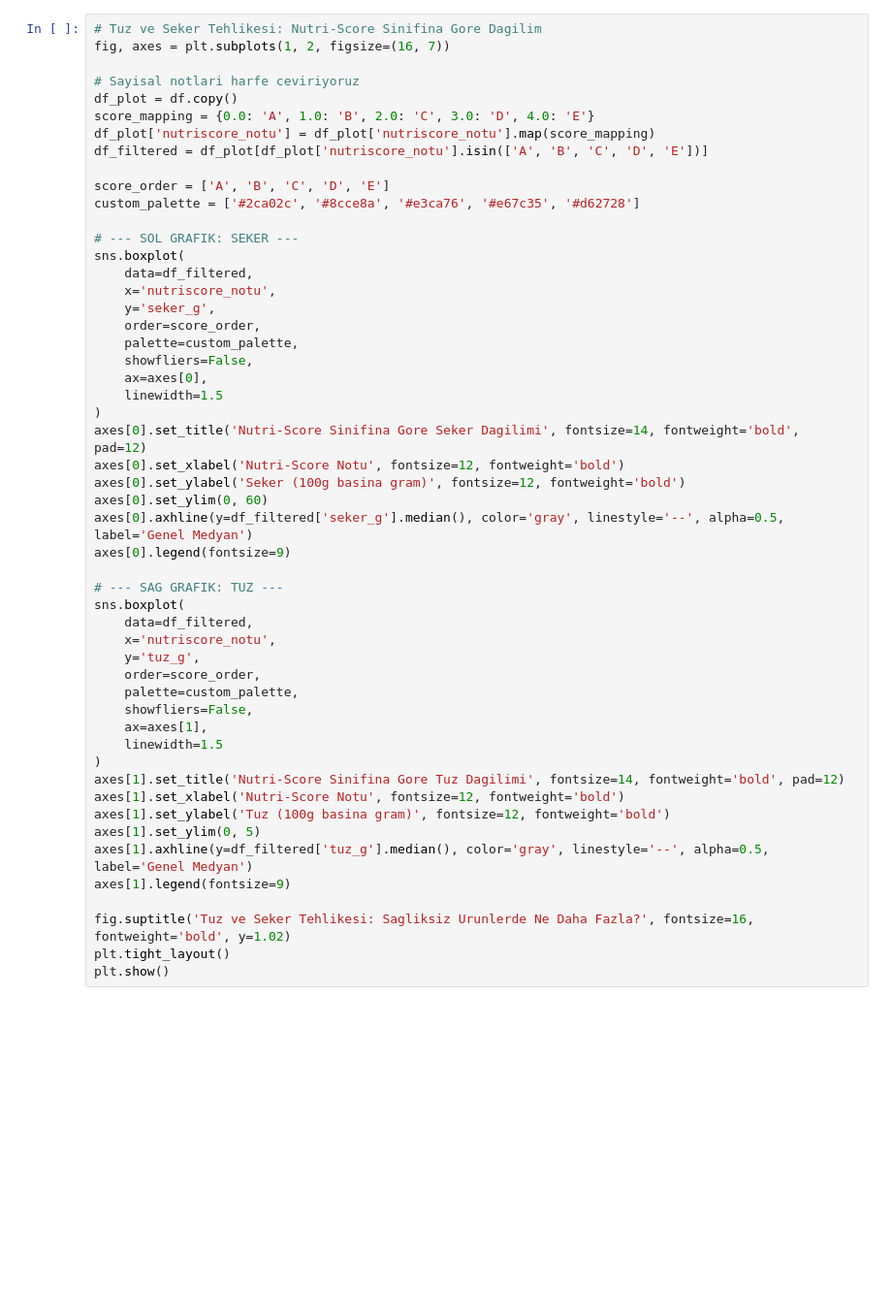
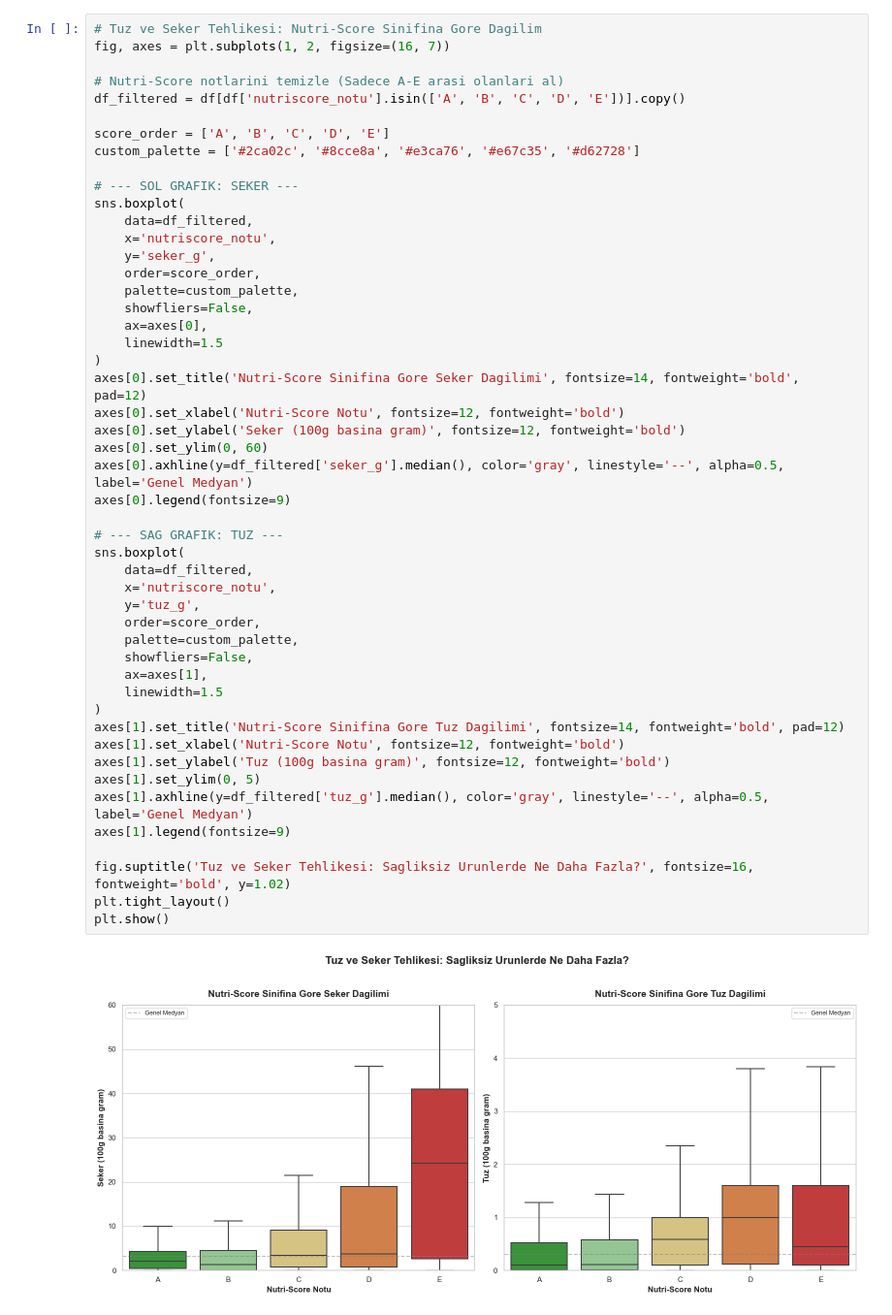
Before and after one commit to oguzhanerbil/food-health-predictor, a Jupyter notebook: prediction/oktay/analizler.ipynb, the cells around one changed output. Shown at 97% size. Cells and saved outputs as stored; diff of their text form; blank space fills up the shorter version.

```diff
--- a/prediction/oktay/analizler.ipynb
+++ b/prediction/oktay/analizler.ipynb
@@ -79,11 +101,8 @@ plt.show()
 # Tuz ve Seker Tehlikesi: Nutri-Score Sinifina Gore Dagilim
 fig, axes = plt.subplots(1, 2, figsize=(16, 7))
 
-# Sayisal notlari harfe ceviriyoruz
-df_plot = df.copy()
-score_mapping = {0.0: 'A', 1.0: 'B', 2.0: 'C', 3.0: 'D', 4.0: 'E'}
-df_plot['nutriscore_notu'] = df_plot['nutriscore_notu'].map(score_mapping)
-df_filtered = df_plot[df_plot['nutriscore_notu'].isin(['A', 'B', 'C', 'D', 'E'])]
+# Nutri-Score notlarini temizle (Sadece A-E arasi olanlari al)
+df_filtered = df[df['nutriscore_notu'].isin(['A', 'B', 'C', 'D', 'E'])].copy()
 
 score_order = ['A', 'B', 'C', 'D', 'E']
 custom_palette = ['#2ca02c', '#8cce8a', '#e3ca76', '#e67c35', '#d62728']
@@ -100,33 +119,35 @@ sns.boxplot(
     linewidth=1.5
 )
 axes[0].set_title('Nutri-Score Sinifina Gore Seker Dagilimi', fontsize=14, fontweight='bold', pad=12)
 axes[0].set_xlabel('Nutri-Score Notu', fontsize=12, fontweight='bold')
 axes[0].set_ylabel('Seker (100g basina gram)', fontsize=12, fontweight='bold')
 axes[0].set_ylim(0, 60)
 axes[0].axhline(y=df_filtered['seker_g'].median(), color='gray', linestyle='--', alpha=0.5, label='Genel Medyan')
 axes[0].legend(fontsize=9)
 
 # --- SAG GRAFIK: TUZ ---
 sns.boxplot(
     data=df_filtered,
     x='nutriscore_notu',
     y='tuz_g',
     order=score_order,
     palette=custom_palette,
     showfliers=False,
     ax=axes[1],
     linewidth=1.5
 )
 axes[1].set_title('Nutri-Score Sinifina Gore Tuz Dagilimi', fontsize=14, fontweight='bold', pad=12)
 axes[1].set_xlabel('Nutri-Score Notu', fontsize=12, fontweight='bold')
 axes[1].set_ylabel('Tuz (100g basina gram)', fontsize=12, fontweight='bold')
 axes[1].set_ylim(0, 5)
 axes[1].axhline(y=df_filtered['tuz_g'].median(), color='gray', linestyle='--', alpha=0.5, label='Genel Medyan')
 axes[1].legend(fontsize=9)
 
 fig.suptitle('Tuz ve Seker Tehlikesi: Sagliksiz Urunlerde Ne Daha Fazla?', fontsize=16, fontweight='bold', y=1.02)
 plt.tight_layout()
 plt.show()
+# %% [output]
+[figure, added]
 # %%
 # Besin Degerlerinin Nutri-Score ile Korelasyonu (Horizontal Barplot)
 
```
Also changed, not shown: parts of 4 cells of this notebook, 2 other files.
